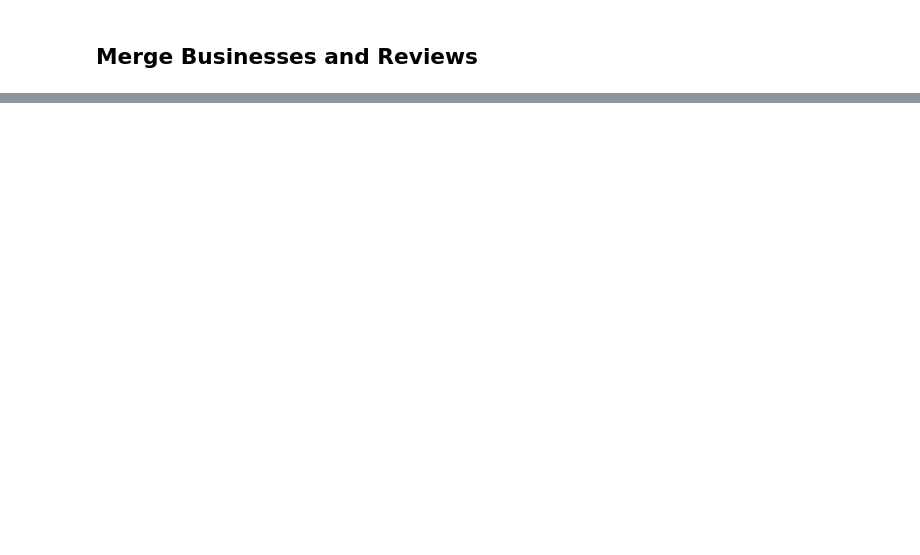
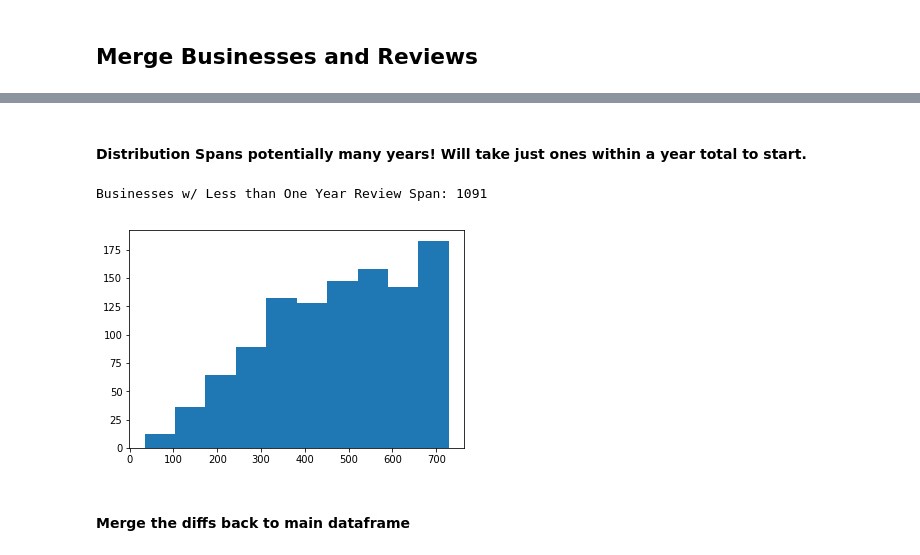
Before and after one commit to marcmuon/nlp_yelp_review_unsupervised, a Jupyter notebook: notebooks/yelp_eda.ipynb, the cells around one changed output, grey strips where cells are left out. Drawn from its saved outputs; the diff is of its cells as text; code cells hidden in the pictures; blank space fills up the shorter version.

```diff
--- a/notebooks/yelp_eda.ipynb
+++ b/notebooks/yelp_eda.ipynb
@@ -102,0 +177,2 @@ merged.text[7]
+# %%
+sorted_times = sorted_times[sorted_times.real_counts > sorted_times.real_counts.quantile(.25)]
@@ -102,0 +183,16 @@ merged.text[7]
+# %%
+def get_review_range(df):
+    maxi = sorted_times.groupby(['business_id'])['date'].max()
+    mini = sorted_times.groupby(['business_id'])['date'].min()
+    return maxi - mini
+# %% [markdown]
+#### Distribution Spans potentially many years! Will take just ones within a year total to start.
+# %%
+diff = get_review_range(sorted_times)
+print(f"Businesses w/ Less than One Year Review Span: {len([d.days for d in diff if d.days < 730])}")
+plt.hist([d.days for d in diff if d.days < 730]);
+# %% [output]
+Businesses w/ Less than One Year Review Span: 1091
+[figure, added]
+# %% [markdown]
+#### Merge the diffs back to main dataframe
```
Also changed, not shown: parts of 35 cells of this notebook.
